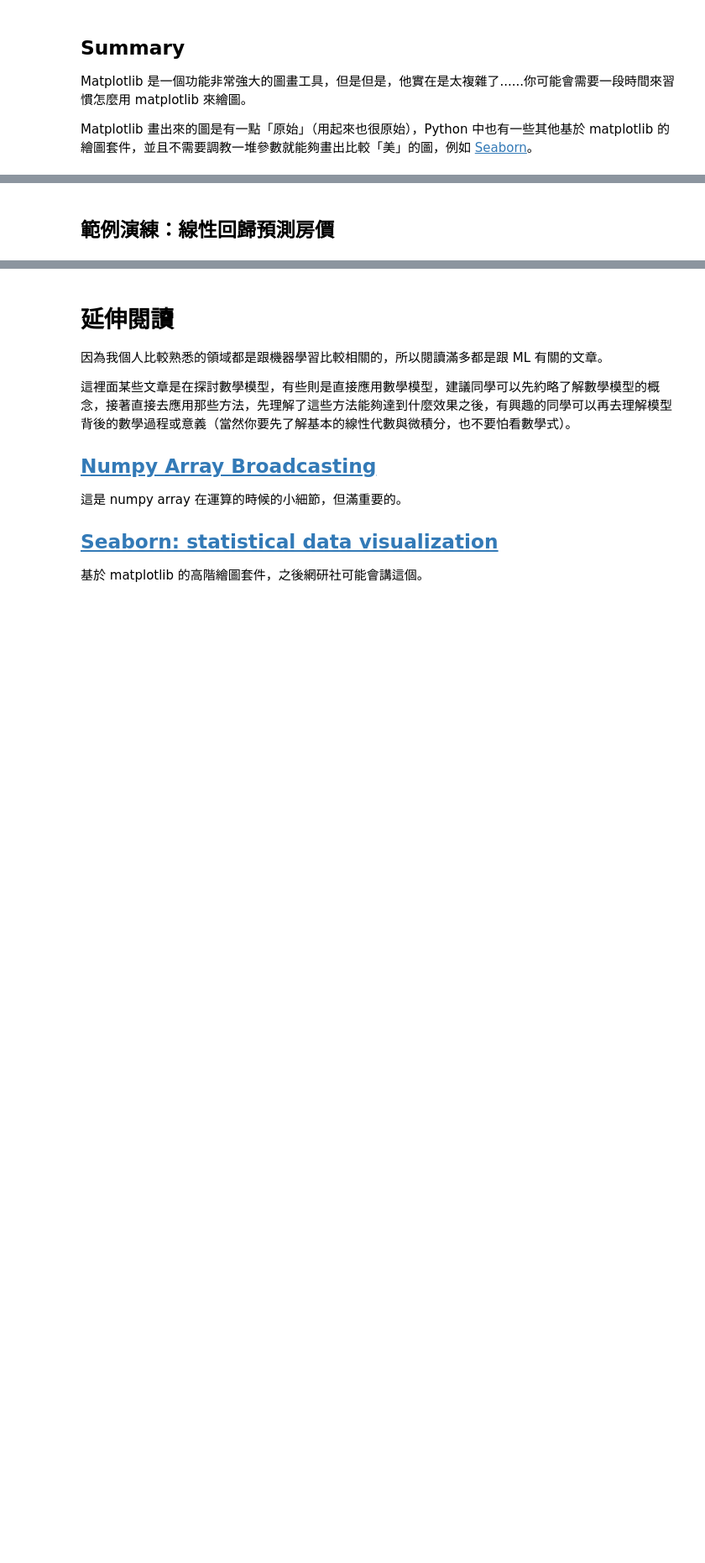
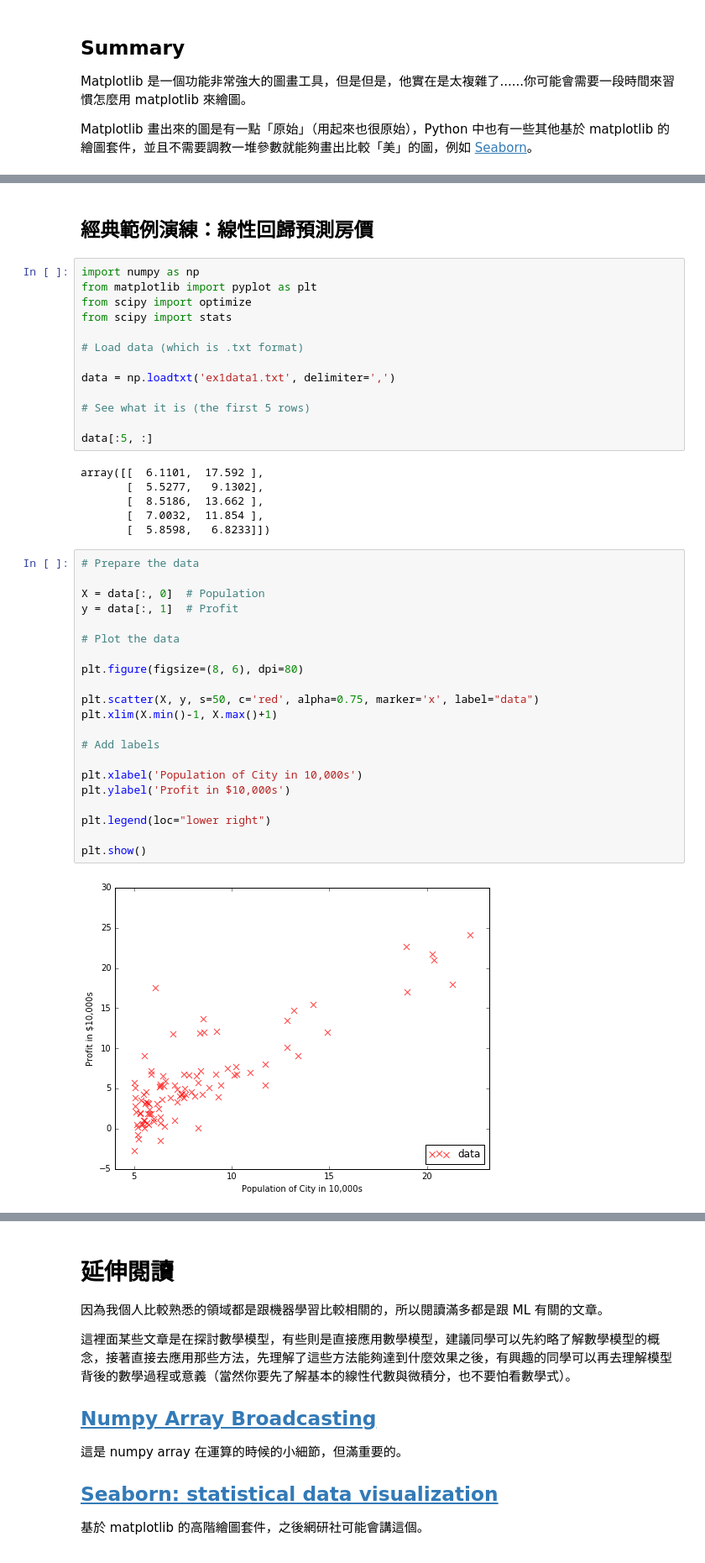
Before and after one commit to rickchung/My-Python-Learning-Material-2016, a Jupyter notebook: module5_scipy_numpy/reading/module5_scientific_python.ipynb, the cells around one changed output, grey strips where cells are left out. Shown at 84% size. Saved outputs shown, nothing was run; the diff lists cells and outputs as text; blank space fills up the shorter version.

```diff
--- a/module5_scipy_numpy/reading/module5_scientific_python.ipynb
+++ b/module5_scipy_numpy/reading/module5_scientific_python.ipynb
@@ -1077,2 +1077,44 @@ Scipy 簡單來說是一個「能夠處理許多領域、不同面向科學運
 # %% [markdown]
-## 範例演練：線性回歸預測房價
+## 經典範例演練：線性回歸預測房價
+# %%
+import numpy as np
+from matplotlib import pyplot as plt
+from scipy import optimize
+from scipy import stats
+
+# Load data (which is .txt format)
+
+data = np.loadtxt('ex1data1.txt', delimiter=',')
+
+# See what it is (the first 5 rows)
+
+data[:5, :]
+# %% [output]
+array([[  6.1101,  17.592 ],
+       [  5.5277,   9.1302],
+       [  8.5186,  13.662 ],
+       [  7.0032,  11.854 ],
+       [  5.8598,   6.8233]])
+# %%
+# Prepare the data
+
+X = data[:, 0]  # Population
+y = data[:, 1]  # Profit
+
+# Plot the data
+
+plt.figure(figsize=(8, 6), dpi=80)
+
+plt.scatter(X, y, s=50, c='red', alpha=0.75, marker='x', label="data")
+plt.xlim(X.min()-1, X.max()+1)
+
+# Add labels
+
+plt.xlabel('Population of City in 10,000s')
+plt.ylabel('Profit in $10,000s')
+
+plt.legend(loc="lower right")
+
+plt.show()
+# %% [output]
+[figure, added]
```
Also changed, not shown: parts of 10 cells of this notebook, 1 other file.
